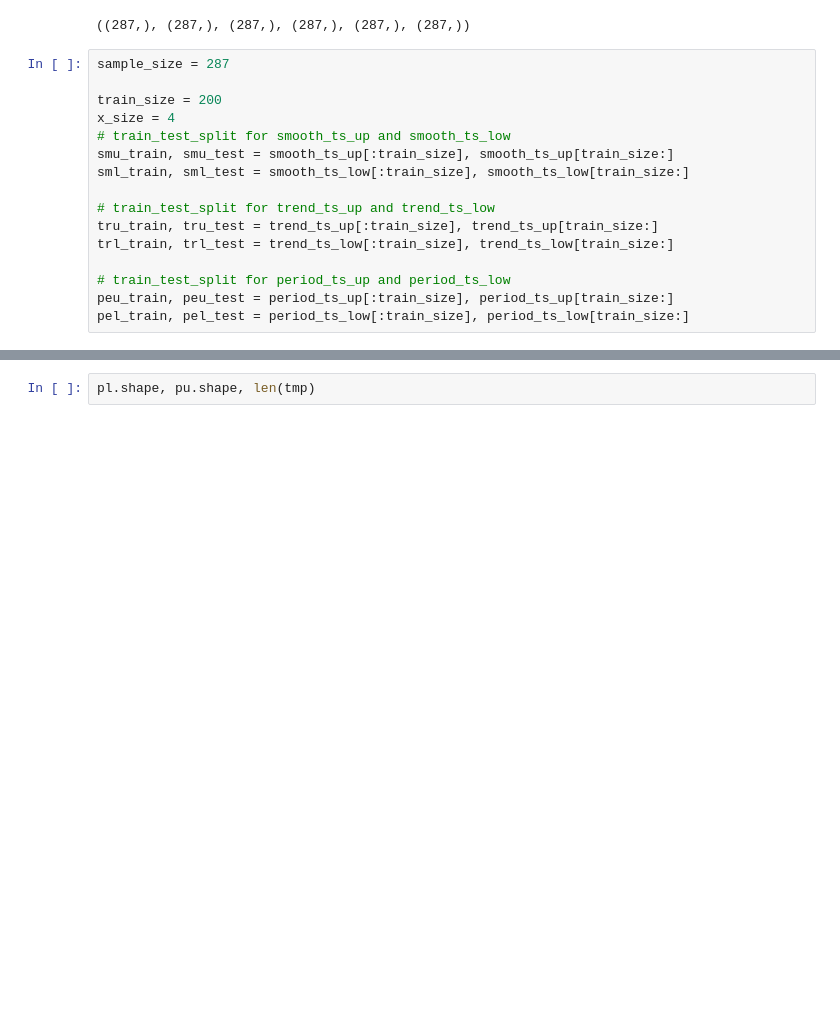
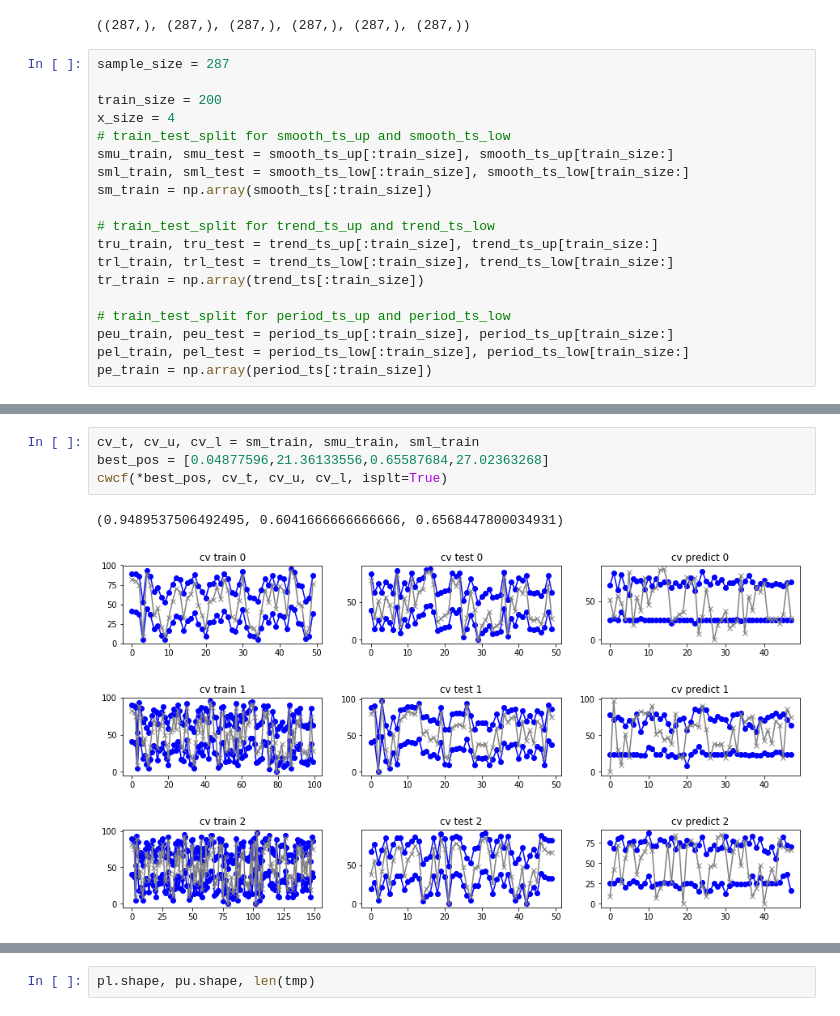
Before and after one commit to wzt3309/container-sim, a Jupyter notebook: predict/svm_predict.ipynb, the cells around one changed output, grey strips where cells are left out. Drawn from its saved outputs; the diff is of its cells as text; blank space fills up the shorter version.

```diff
--- a/predict/svm_predict.ipynb
+++ b/predict/svm_predict.ipynb
@@ -75,11 +75,14 @@ x_size = 4
 # train_test_split for smooth_ts_up and smooth_ts_low
 smu_train, smu_test = smooth_ts_up[:train_size], smooth_ts_up[train_size:]
 sml_train, sml_test = smooth_ts_low[:train_size], smooth_ts_low[train_size:]
+sm_train = np.array(smooth_ts[:train_size])
 
 # train_test_split for trend_ts_up and trend_ts_low
 tru_train, tru_test = trend_ts_up[:train_size], trend_ts_up[train_size:]
 trl_train, trl_test = trend_ts_low[:train_size], trend_ts_low[train_size:]
+tr_train = np.array(trend_ts[:train_size])
 
 # train_test_split for period_ts_up and period_ts_low
 peu_train, peu_test = period_ts_up[:train_size], period_ts_up[train_size:]
 pel_train, pel_test = period_ts_low[:train_size], period_ts_low[train_size:]
+pe_train = np.array(period_ts[:train_size])
@@ -85,0 +226,9 @@ pel_train, pel_test = period_ts_low[:train_size], period_ts_low[train_size:]
+# %%
+cv_t, cv_u, cv_l = sm_train, smu_train, sml_train
+best_pos = [0.04877596,21.36133556,0.65587684,27.02363268]
+cwcf(*best_pos, cv_t, cv_u, cv_l, isplt=True)
+# %% [output]
+(0.9489537506492495, 0.6041666666666666, 0.6568447800034931)
+[figure, added]
+[figure, added]
+[figure, added]
```
Also changed, not shown: parts of 11 cells of this notebook, 13 other files.
